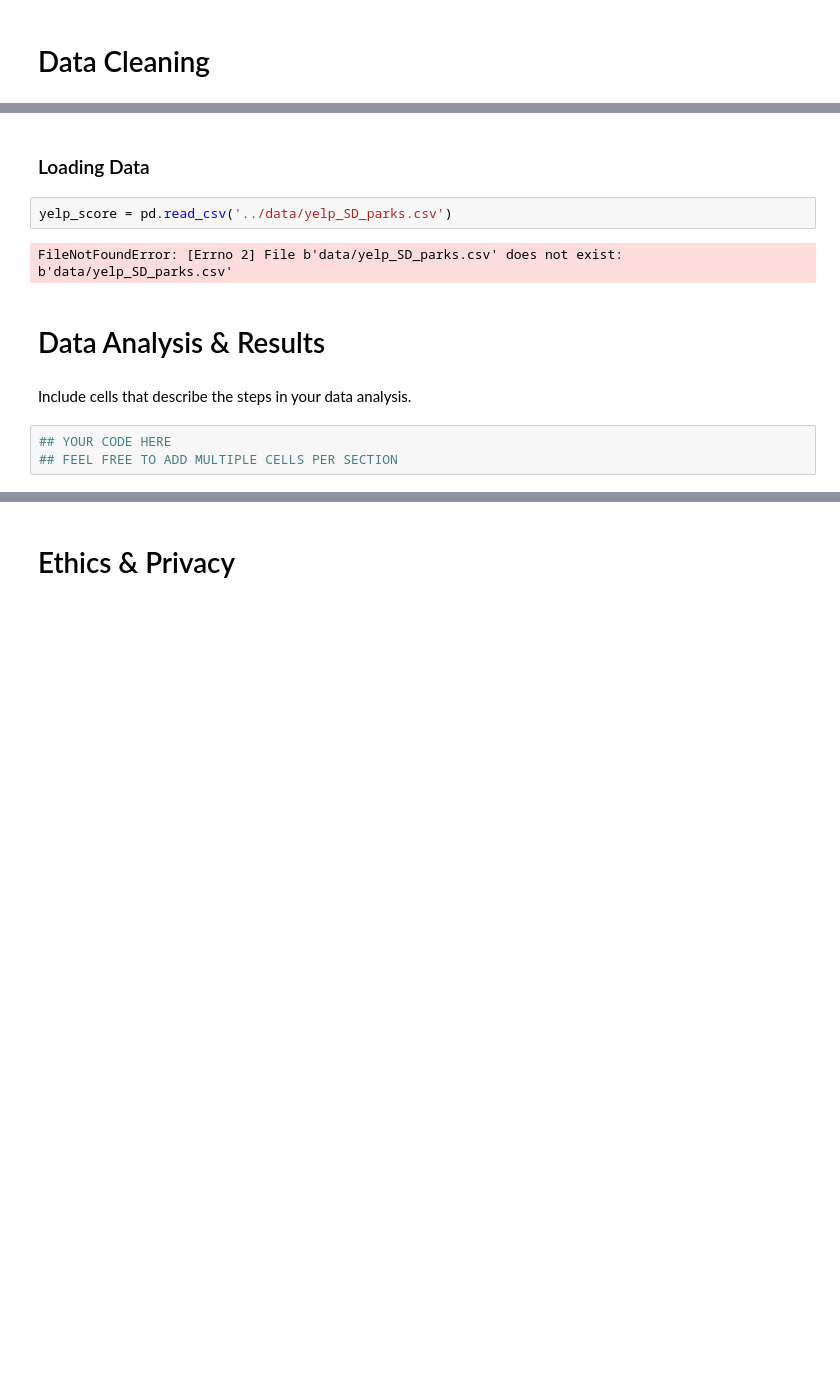
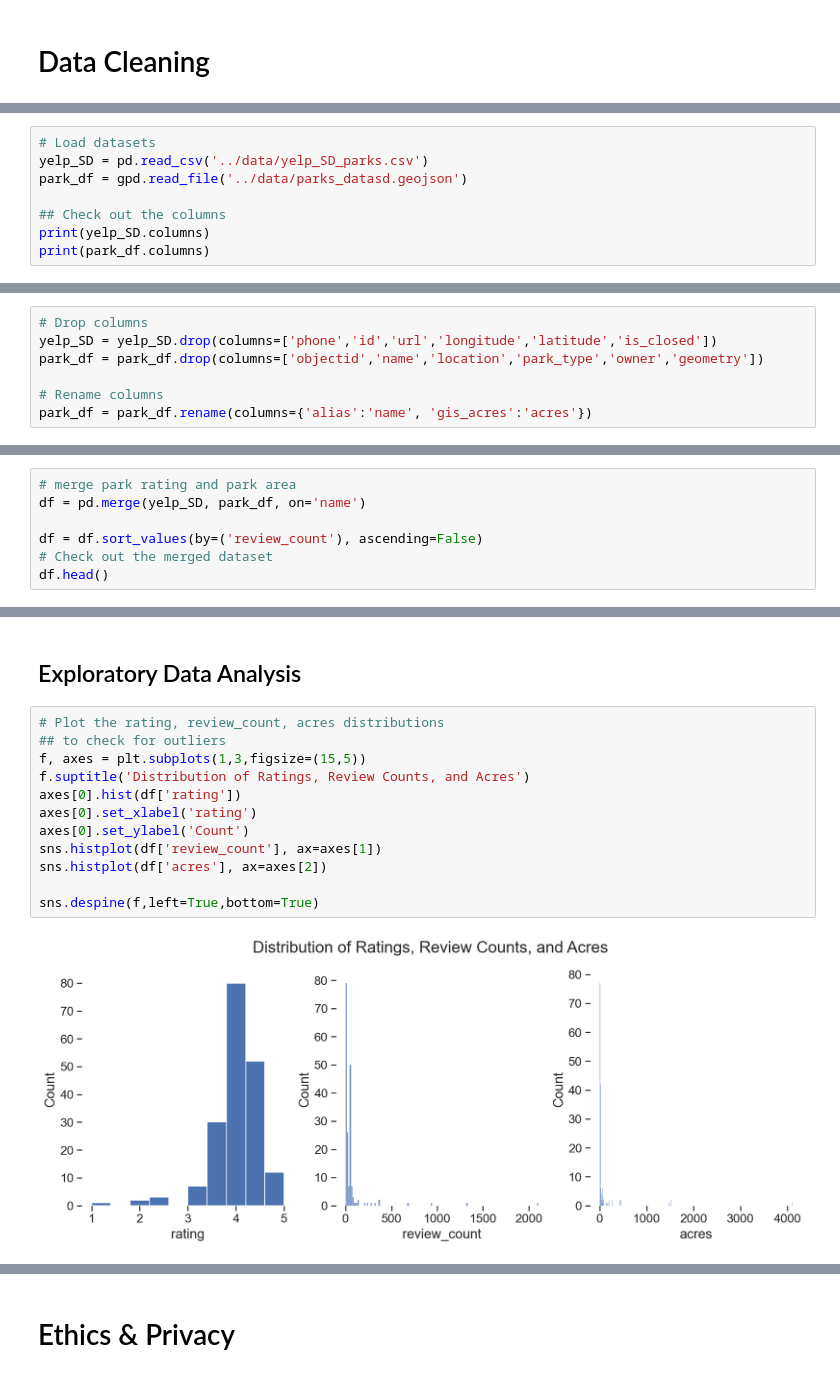
Before and after one commit to michaelbaluja/individual_fa20, a Jupyter notebook: final_project/FinalProject_Yukodeng.ipynb, the cells around one changed output, grey strips where cells are left out. Drawn from its saved outputs; the diff is of its cells as text; blank space fills up the shorter version.

```diff
--- a/final_project/FinalProject_Yukodeng.ipynb
+++ b/final_project/FinalProject_Yukodeng.ipynb
@@ -63,0 +88,8 @@ import patsy
+# %%
+# Load datasets
+yelp_SD = pd.read_csv('../data/yelp_SD_parks.csv')
+park_df = gpd.read_file('../data/parks_datasd.geojson')
+
+## Check out the columns
+print(yelp_SD.columns)
+print(park_df.columns)
@@ -63,0 +114,7 @@ import patsy
+# %%
+# Drop columns
+yelp_SD = yelp_SD.drop(columns=['phone','id','url','longitude','latitude','is_closed'])
+park_df = park_df.drop(columns=['objectid','name','location','park_type','owner','geometry'])
+
+# Rename columns
+park_df = park_df.rename(columns={'alias':'name', 'gis_acres':'acres'})
@@ -63,0 +146,7 @@ import patsy
+# %%
+# merge park rating and park area
+df = pd.merge(yelp_SD, park_df, on='name')
+
+df = df.sort_values(by=('review_count'), ascending=False)
+# Check out the merged dataset
+df.head()
@@ -64,13 +249,16 @@ import patsy
 # %% [markdown]
-### Loading Data
+## Exploratory Data Analysis
-# %%
-yelp_score = pd.read_csv('../data/yelp_SD_parks.csv')
-# %% [output]
-FileNotFoundError: [Errno 2] File b'data/yelp_SD_parks.csv' does not exist: b'data/yelp_SD_parks.csv'
-# %% [markdown]
-# Data Analysis & Results
-# %% [markdown]
-Include cells that describe the steps in your data analysis.
-# %%
-## YOUR CODE HERE
-## FEEL FREE TO ADD MULTIPLE CELLS PER SECTION
+# %%
+# Plot the rating, review_count, acres distributions
+## to check for outliers
+f, axes = plt.subplots(1,3,figsize=(15,5))
+f.suptitle('Distribution of Ratings, Review Counts, and Acres')
+axes[0].hist(df['rating'])
+axes[0].set_xlabel('rating')
+axes[0].set_ylabel('Count')
+sns.histplot(df['review_count'], ax=axes[1])
+sns.histplot(df['acres'], ax=axes[2])
+
+sns.despine(f,left=True,bottom=True)
+# %% [output]
+[figure, added]
```
Also changed, not shown: parts of 66 cells of this notebook, 2 other files.
